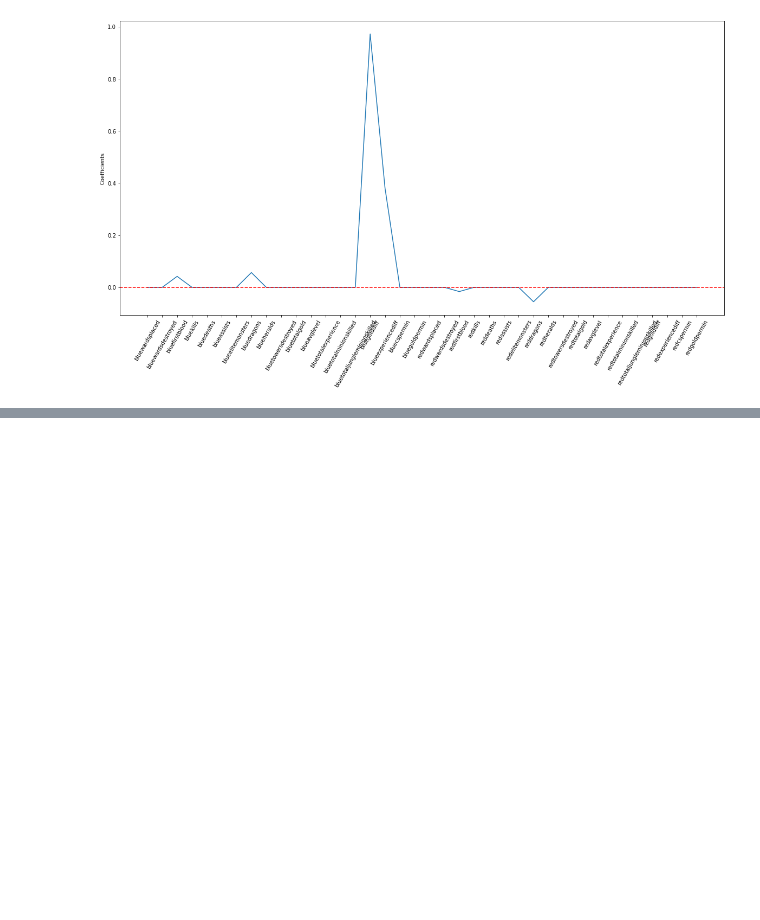
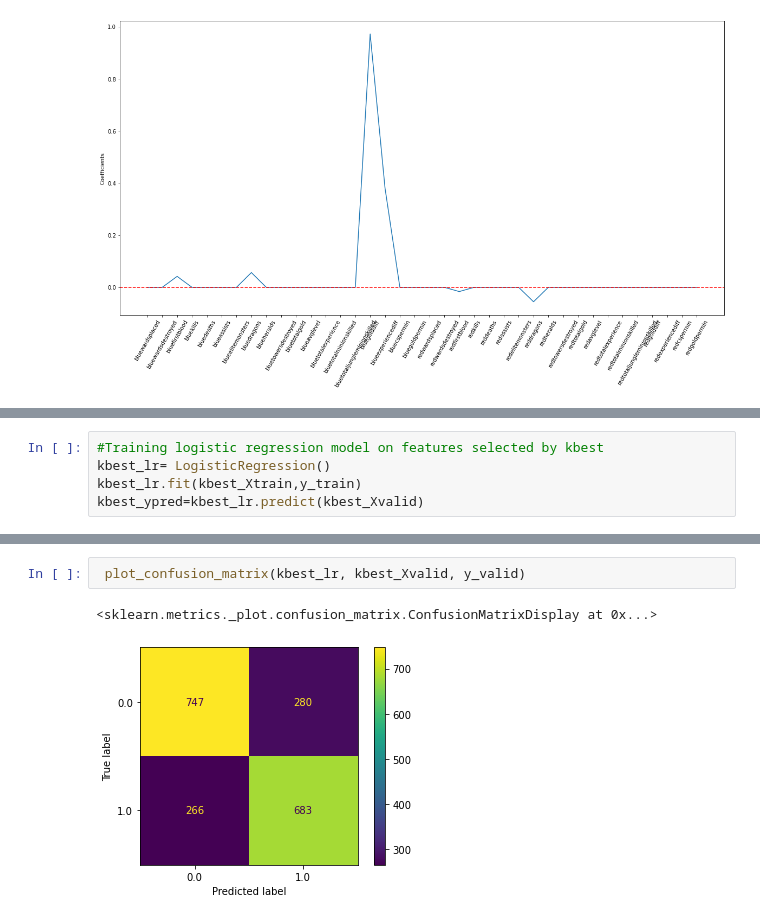
Before and after one commit to shreh2/LOL, a Jupyter notebook: LeagueOfLegends.ipynb, the cells around one changed output, grey strips where cells are left out. Cells and saved outputs as stored; diff of their text form; blank space fills up the shorter version.

```diff
--- a/LeagueOfLegends.ipynb
+++ b/LeagueOfLegends.ipynb
@@ -255,0 +211,5 @@ Index(['bluegolddiff', 'blueexperiencediff', 'bluegoldpermin', 'redgolddiff',
+# %%
+#Training logistic regression model on features selected by kbest
+kbest_lr= LogisticRegression()
+kbest_lr.fit(kbest_Xtrain,y_train)
+kbest_ypred=kbest_lr.predict(kbest_Xvalid)
@@ -255,0 +226,5 @@ Index(['bluegolddiff', 'blueexperiencediff', 'bluegoldpermin', 'redgolddiff',
+# %%
+ plot_confusion_matrix(kbest_lr, kbest_Xvalid, y_valid)
+# %% [output]
+<sklearn.metrics._plot.confusion_matrix.ConfusionMatrixDisplay at 0x...>
+[figure, added]
```
Also changed, not shown: parts of 20 cells of this notebook.
